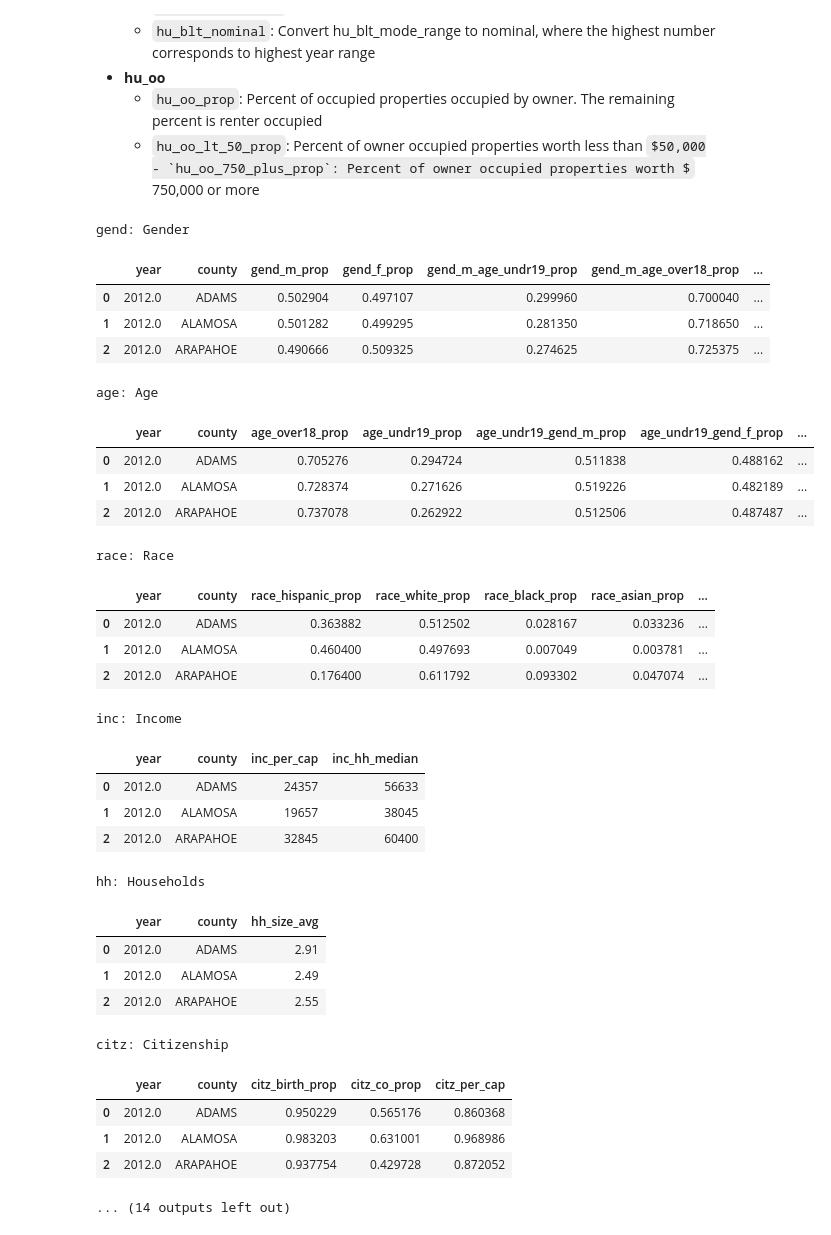
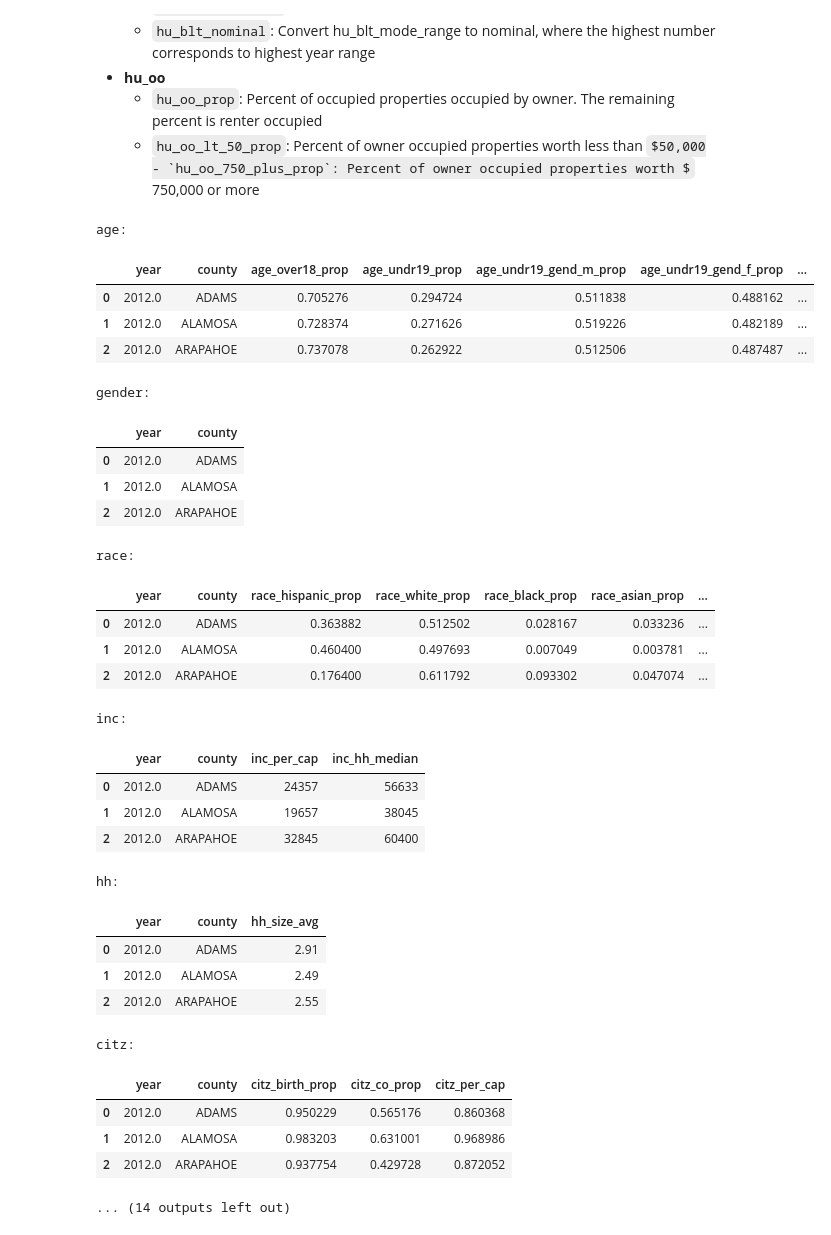
Before and after one commit to bia-capstone/crime, a Jupyter notebook: prepared_data/combined/all_county_stats.ipynb, the cells around one changed output. Cells and saved outputs as stored; diff of their text form; code cells hidden in the pictures; some formulas as TeX source.

```diff
--- a/prepared_data/combined/all_county_stats.ipynb
+++ b/prepared_data/combined/all_county_stats.ipynb
@@ -102,17 +98,18 @@ def combine(df, name=None, cols:list=None, items:dict=None, replace=True) -> pd.
 # %% [markdown]
 ## Load data
 # %%
-pd.set_option('display.max_colwidth', 80)
+# Population
+pop_raw = pd.read_csv("../county_stats/output/county_population.csv")
 
-pop_raw = pd.read_csv("../county_stats/output/county_population.csv", index_col=0)
-
+# Each census year comes in a separate dataset
 dem_raw = pd.concat([
             pd.read_csv(f'../county_stats/raw/census_counties_{year}.csv'
                 ).drop(columns=['pop', 'geonum', 'the_geom']
                 ).assign(year=year
-                ).rename(columns={'civ_ni_':'civ_ni_p'})
+                ).rename(columns={'civ_ni_':'civ_ni_p'}
+                )
             for year in range(2012, 2020)
         ]
-    ).copy() # df gets fragmented during the process. Copy to fix this
+    ).copy() # Copy to defragment dataframe
 
-dem_raw.insert(1, 'year', dem_raw.pop('year'))
+dem_raw.insert(1, 'year', dem_raw.pop('year')) # just moving year to beginning
@@ -288,15 +265,3 @@ main = move_col(main, 'age_median', 'age_over18')
 # %% [markdown]
 ## Calculations for groups
 ---
-# %%
-from grouped_df import GroupedDF
-GroupedDF.groups = {
-    'gend': 'Gender', 'age': 'Age', 'race': 'Race', 'inc': 'Income', 'hh': 'Households', 'citz': 'Citizenship',
-    'hsgrad':   'Population over 25 (highschool graduate counts)',
-    'civ_lf':   'Civilian laborforce (employment)',
-    'ps':       'Poverty status',
-    'stud':     'Students (counts by program type)',
-    'hu':       'Housing units: Total and occupied.',
-    'hu_blt':   'Housing units: Year built',
-    'hu_oo':    'Housing units: Owner occupied (home values. Difference between occupied and owner occupied is renter occupied)',
-}
@@ -305 +268,5 @@ GroupedDF.groups = {
+# %%
+from grouped_df import GroupedDF
+GroupedDF.default_index = INDEX
+GroupedDF.set_groups(['age', 'gend', 'race', 'inc', 'hh', 'citz', 'hsgrad', 'civ_lf', 'ps', 'stud', 'hu', 'hu_blt', 'hu_oo'])
 # %%
@@ -409,12 +376,12 @@ df['gend_m_age_over18_prop'] = df.gend_m_age_over18 / df.gend_m
 df['gend_f_age_undr19_prop'] = df.gend_f_age_undr19 / df.gend_f
 df['gend_f_age_over18_prop'] = df.gend_f_age_over18 / df.gend_f
 
-race_base = GroupedDF(df).race
-race = df.copy()[['year', 'county']]
-for c in [c for c in race_base.columns if c not in ['year', 'county']]:
+race_base = GroupedDF(df, INDEX).race
+race = df.copy()[INDEX]
+for c in [c for c in race_base.columns if c not in INDEX]:
     race[f'{c}_prop'] = race_base[c] / df['pop']
 
-race['race_prop_stdev'] = np.std(race.drop(columns=['year', 'county']), axis=1)
+race['race_prop_stdev'] = np.std(race.drop(columns=INDEX), axis=1)
 df = merge(df, race)
 
 df['hsgrad_graduated_prop'] = df.hsgrad_graduated / df.hsgrad_pool
@@ -426,60 +393,60 @@ df['ps_total_prop'] = df.ps_below / df.ps_known
 df['ps_undr18_total_prop'] = df.ps_undr18_below / df.ps_undr18_known
 df['ps_undr18_prop'] = df.ps_undr18_below / df.ps_below
 
 df['stud_enrolled_prop'] = df.stud_enrolled / df.stud_enroll_pool
 df['stud_hs_prop'] = df.stud_9_12 / (df.stud_1_4 + df.stud_5_8 + df.stud_9_12)
 df['stud_undergrad_prop'] = df.stud_undergrad / df.stud_enrolled
 
 df['citz_per_cap'] = df.citz / df['pop']
 df['citz_birth_prop'] = df.citz_birth / df.citz
 df['citz_co_prop'] = df.citz_co / df.citz
 
 df['hu_per_cap'] = df.hu / df['pop']
 df['hu_occ_prop'] = df.hu_occ / df.hu
 df['hu_blt_2000_plus_prop'] = df.hu_blt_2000_plus / df.hu
 
 df['hu_oo_prop'] = df.hu_oo / df.hu_occ
 
 for hval in ['hu_oo_lt_50', 'hu_oo_50_150', 'hu_oo_150_250', 'hu_oo_250_400', 'hu_oo_400_750', 'hu_oo_750_plus']:
     df[f'{hval}_prop'] = df[hval] / df.hu_oo
 
 for hyear in [
         'hu_blt_lt_1950', 'hu_blt_1950_1959', 'hu_blt_1960_1969',
         'hu_blt_1970_1979', 'hu_blt_1980_1989', 'hu_blt_1990_1999', 'hu_blt_2000_plus'
     ]:
     df[f'{hyear}_prop'] = df[hyear] / df.hu
 
 prop = separate_by(df, ['prop', 'per_cap', 'median', 'avg', 'freq'], keep=['pop'], mode='include')
 prop.to_csv('output/county_stats_normalized.csv')
-gprop = GroupedDF(prop, custom={'hu': ['year', 'county', 'hu_per_cap', 'hu_occ_prop']})
+gprop = GroupedDF(prop, INDEX, custom={'hu': INDEX + ['hu_per_cap', 'hu_occ_prop']})
 gprop.display()
 # %% [output]
-gend: Gender
+age:
-|  | year | county | gend_m_prop | gend_f_prop | gend_m_age_undr19_prop | gend_m_age_over18_prop | ... |
-| 0 | 2012.0 | ADAMS | 0.502904 | 0.497107 | 0.299960 | 0.700040 | ... |
-| 1 | 2012.0 | ALAMOSA | 0.501282 | 0.499295 | 0.281350 | 0.718650 | ... |
-| 2 | 2012.0 | ARAPAHOE | 0.490666 | 0.509325 | 0.274625 | 0.725375 | ... |
+|  | year | county | age_over18_prop | age_undr19_prop | age_undr19_gend_m_prop | age_undr19_gend_f_prop | ... |
+| 0 | 2012.0 | ADAMS | 0.705276 | 0.294724 | 0.511838 | 0.488162 | ... |
+| 1 | 2012.0 | ALAMOSA | 0.728374 | 0.271626 | 0.519226 | 0.482189 | ... |
+| 2 | 2012.0 | ARAPAHOE | 0.737078 | 0.262922 | 0.512506 | 0.487487 | ... |
-age: Age
+gender:
-|  | year | county | age_over18_prop | age_undr19_prop | age_undr19_gend_m_prop | age_undr19_gend_f_prop | ... |
-| 0 | 2012.0 | ADAMS | 0.705276 | 0.294724 | 0.511838 | 0.488162 | ... |
-| 1 | 2012.0 | ALAMOSA | 0.728374 | 0.271626 | 0.519226 | 0.482189 | ... |
-| 2 | 2012.0 | ARAPAHOE | 0.737078 | 0.262922 | 0.512506 | 0.487487 | ... |
+|  | year | county |
+| 0 | 2012.0 | ADAMS |
+| 1 | 2012.0 | ALAMOSA |
+| 2 | 2012.0 | ARAPAHOE |
-race: Race
+race:
 |  | year | county | race_hispanic_prop | race_white_prop | race_black_prop | race_asian_prop | ... |
 | 0 | 2012.0 | ADAMS | 0.363882 | 0.512502 | 0.028167 | 0.033236 | ... |
 | 1 | 2012.0 | ALAMOSA | 0.460400 | 0.497693 | 0.007049 | 0.003781 | ... |
 | 2 | 2012.0 | ARAPAHOE | 0.176400 | 0.611792 | 0.093302 | 0.047074 | ... |
-inc: Income
+inc:
 |  | year | county | inc_per_cap | inc_hh_median |
 | 0 | 2012.0 | ADAMS | 24357 | 56633 |
 | 1 | 2012.0 | ALAMOSA | 19657 | 38045 |
 | 2 | 2012.0 | ARAPAHOE | 32845 | 60400 |
-hh: Households
+hh:
 |  | year | county | hh_size_avg |
 | 0 | 2012.0 | ADAMS | 2.91 |
 | 1 | 2012.0 | ALAMOSA | 2.49 |
 | 2 | 2012.0 | ARAPAHOE | 2.55 |
-citz: Citizenship
+citz:
 |  | year | county | citz_birth_prop | citz_co_prop | citz_per_cap |
 | 0 | 2012.0 | ADAMS | 0.950229 | 0.565176 | 0.860368 |
 | 1 | 2012.0 | ALAMOSA | 0.983203 | 0.631001 | 0.968986 |
```
Also changed, not shown: parts of 11 cells of this notebook, 11 other files.
